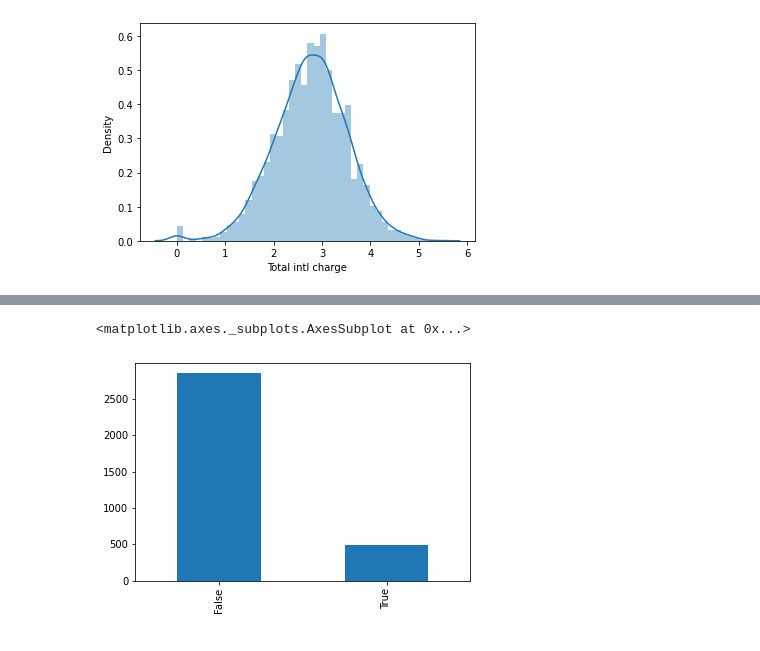
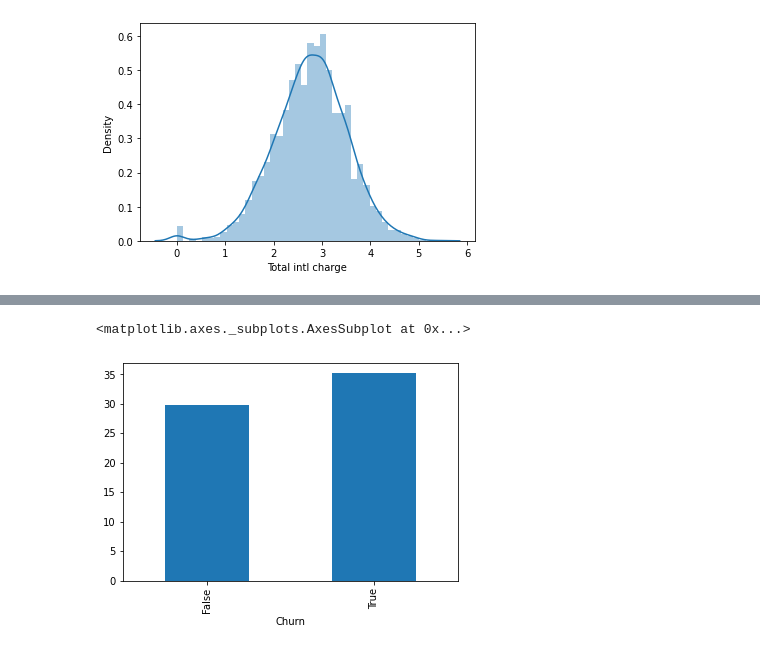
Before and after one commit to AditiAgrawal1/Telecom_Churn_Analysis, a Jupyter notebook: Copy_of_Telecom_Churn_Analysis_Capstone_Project.ipynb, the cells around one changed output, grey strips where cells are left out. Saved outputs shown, nothing was run; the diff lists cells and outputs as text; code cells hidden in the pictures.

```diff
--- a/Copy_of_Telecom_Churn_Analysis_Capstone_Project.ipynb
+++ b/Copy_of_Telecom_Churn_Analysis_Capstone_Project.ipynb
@@ -174,5 +174,5 @@ sns.distplot(df['Total intl charge'])
 # %%
-df['Churn'].value_counts().plot(kind='bar')
+df.groupby('Churn')['Total day charge'].mean().plot.bar()
 # %% [output]
 <matplotlib.axes._subplots.AxesSubplot at 0x...>
-[figure, old version]
+[figure, new version]
```
Also changed, not shown: parts of 15 cells of this notebook.
